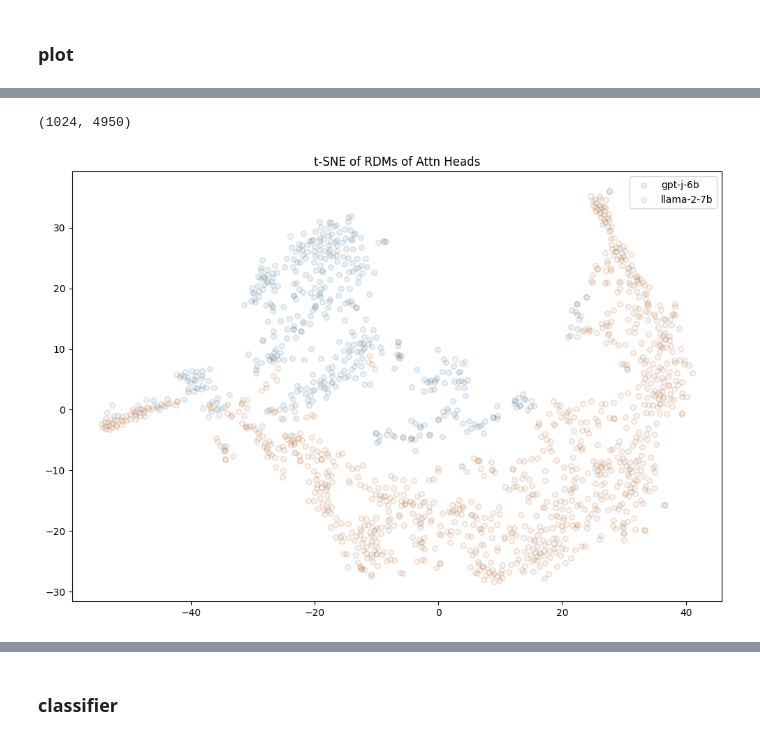
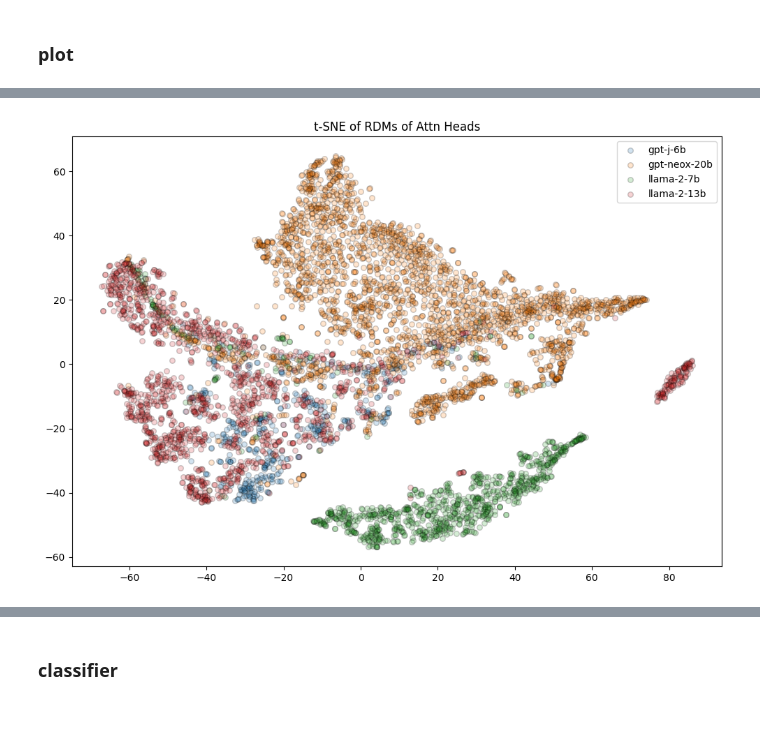
Before and after one commit to loftusa/attendome, a Jupyter notebook: MyExps.ipynb, the cells around one changed output, grey strips where cells are left out. Saved outputs shown, nothing was run; the diff lists cells and outputs as text; code cells hidden in the pictures.

```diff
--- a/MyExps.ipynb
+++ b/MyExps.ipynb
@@ -431,0 +448,6 @@ for model_name in model_name_list:
+# %%
+# 13,13;14,12;2,31
+tmp_str = ""
+for head in selected_heads:
+    tmp_str += f";{head[0]},{head[1]}"
+tmp_str
@@ -431,0 +456,13 @@ for model_name in model_name_list:
+# %%
+s = "9,25;12,15;12,28;13,7;11,18;12,18;16,10;14,16;6,9;6,30;7,4;8,26;11,2;11,15;16,19;17,22;19,15;21,30;26,28;13,23;14,1;14,9;15,14;16,17;16,29;0,25;0,27;0,30;1,0;2,25;2,31;3,8;3,18;4,14;7,1;7,7;7,17;7,29;8,29;13,29;16,22;18,0;19,14;19,27;21,1;22,8;24,6;24,10;24,11;29,6"
+def parse_head_list(head_list_str):
+    """Parse head list string into list of tuples."""
+    if not head_list_str:
+        return []
+
+    head_pairs = []
+    for pair in head_list_str.split(';'):
+        layer, head = map(int, pair.split(','))
+        head_pairs.append((layer, head))
+    return head_pairs
+head_pairs = parse_head_list(s)
@@ -431,0 +473,7 @@ for model_name in model_name_list:
+# %%
+counter = {}
+for head in head_pairs:
+    if head not in counter:
+        counter[head] = 0
+    counter[head] += 1
+len(counter)
@@ -532,7 +637,3 @@ def prepare_data_for_plotting_induction(all_rdms, model_name,
             head_labels.append(f"L{layer_idx}_H{head_idx}")
 
     return np.array(rdm_vectors), np.array(induction_scores), head_labels
-# %%
-X.shape
-# %% [output]
-(1024, 4950)
@@ -543,10 +680,14 @@ all_head_labels = []
 all_model_id_labels = []
 all_data = {}
 for model_id, model_name in tqdm(enumerate(model_name_list)):
+    DATASET_NAME = "Function Vector Heads"
     X, y, head_labels = prepare_data_for_plotting_fv(all_rdms, model_name)
+    # DATASET_NAME = "Induction Heads"
     # X, y, head_labels = prepare_data_for_plotting_induction(all_rdms, model_name,
-                                                           # model_id, induction_dataset)
-    X = X[:, :1000]
+    #                                                        model_id, induction_dataset)
+    # DATASET_NAME = "Concept Induction Heads"
+    # X, y, head_labels = prepare_data_for_plotting_concept(all_rdms, model_name)
+
     all_X.append(X)
     all_y.append(y)
     new_head_labels = [model_name+ "_" + str(item) for item in head_labels]
@@ -558,33 +699,33 @@ for model_id, model_name in tqdm(enumerate(model_name_list)):
 all_model_id_labels = np.array(all_model_id_labels)
 
 X_concat = np.concatenate(all_X, axis=0)
-y_concat = np.concatenate(all_y)
+y_concat = np.concatenate(all_y).squeeze()
 head_name_concat = []
 for head_names in all_head_labels:
     head_name_concat += head_names
 # %%
 # Perform dimensionality reduction
 from sklearn.manifold import TSNE
 from sklearn.decomposition import PCA
 import seaborn as sns
 
 reducer = TSNE(n_components=2, random_state=42, perplexity=min(30, len(X_concat)-1))
 coords_2d = reducer.fit_transform(X_concat)
 title_suffix = "t-SNE"
 
 # Create the plot
 plt.figure(figsize=(12, 8))
 
 # Create scatter plot
-for i in range(2):
+for i in range(4):
     scatter = plt.scatter(coords_2d[all_model_id_labels==i, 0], coords_2d[all_model_id_labels==i, 1],
-                         s=30, alpha=0.1, edgecolors='black', label=model_name_list[i])
+                         s=30, alpha=0.2, edgecolors='black', label=model_name_list[i])
 
 plt.title("t-SNE of RDMs of Attn Heads")
 plt.legend()
 plt.show()
 # %% [output]
-[figure, old version]
+[figure, new version]
 # %%
 # X_qwen_4b, y_qwen_4b, head_name_qwen_4b = prepare_data_for_plotting(rdms_qwen_4b, 0, induction_dataset)
 # X_qwen_8b, y_qwen_8b, head_name_qwen_8b = prepare_data_for_plotting(rdms_qwen_8b, 1, induction_dataset)
```
Also changed, not shown: parts of 73 cells of this notebook, 8 other files.
